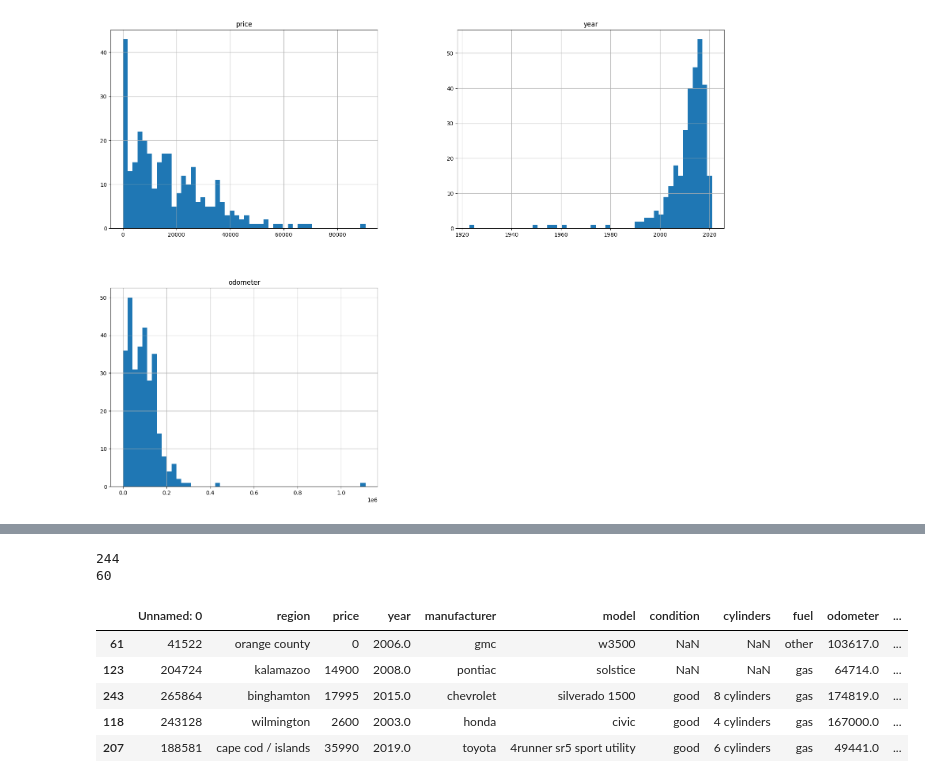
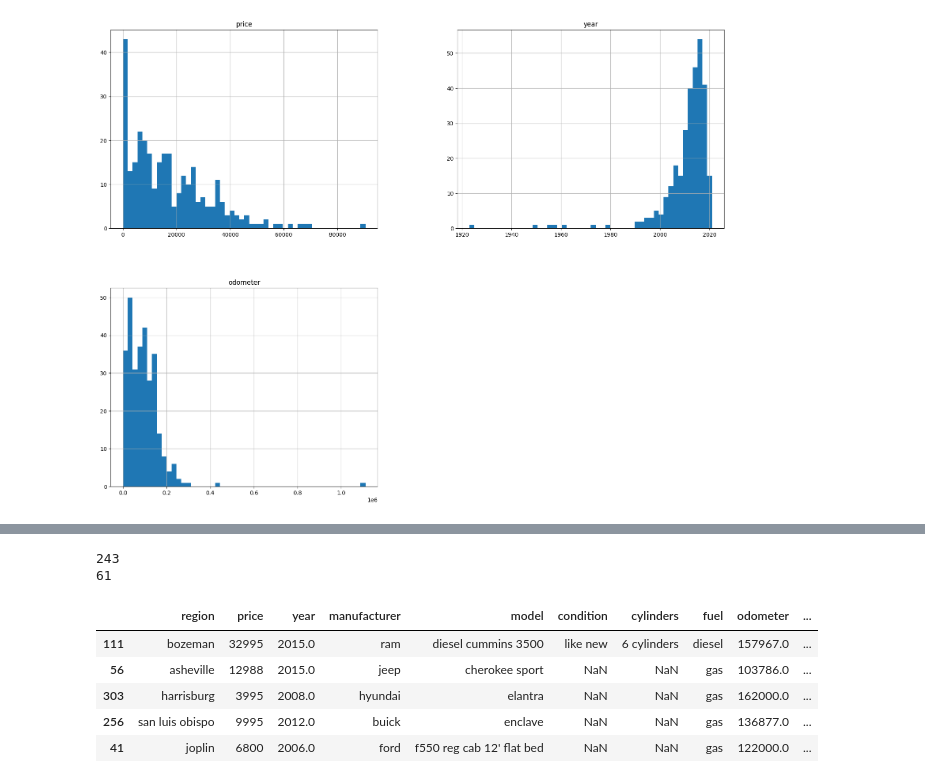
Before and after one commit to BurgaoTheChamp/vehicleML, a Jupyter notebook: VehiclesMachineLearning.ipynb, the cells around one changed output, grey strips where cells are left out. Saved outputs shown, nothing was run; the diff lists cells and outputs as text; code cells hidden in the pictures.

Commit message:
Added more data visualization

```diff
--- a/VehiclesMachineLearning.ipynb
+++ b/VehiclesMachineLearning.ipynb
@@ -107,7 +108,7 @@ RangeIndex(start=0, stop=304, step=1)
 dataSet_cleaned = dataSet.copy()
 # dataSet1.drop("county",axis = 22)
 # deleting the irrelevants features
-dataSet_cleaned.drop(["Unnamed: 0", "county", "size", "id", "url", "region_url", "VIN", "image_url", "description", "lat", "long", "posting_date"], axis = 1, inplace= True)
+dataSet_cleaned.drop(["Unnamed: 0","county", "size", "id", "url", "region_url", "VIN", "image_url", "description", "posting_date"], axis = 1, inplace= True)
 dataSet_cleaned
 # %% [output]
 |  | region | price | year | manufacturer | model | condition | cylinders | fuel | odometer | ... |
@@ -201,16 +248,16 @@ def split_train_test(data, test_ratio):
   train_indices = shuffled_indices[test_set_size:]
   return data.iloc[train_indices], data.iloc[test_indices]
 # %%
- train_set, test_set = split_train_test(dataSet_cleaned, 0.2)
+ train_set, test_set = train_test_split(dataSet_cleaned, test_size=0.2, random_state=22)
  print(len(train_set))
  print(len(test_set))
  test_set.head()
 # %% [output]
-244
-60
+243
+61
-|  | Unnamed: 0 | region | price | year | manufacturer | model | condition | cylinders | fuel | odometer | ... |
-| 61 | 41522 | orange county | 0 | 2006.0 | gmc | w3500 | NaN | NaN | other | 103617.0 | ... |
-| 123 | 204724 | kalamazoo | 14900 | 2008.0 | pontiac | solstice | NaN | NaN | gas | 64714.0 | ... |
-| 243 | 265864 | binghamton | 17995 | 2015.0 | chevrolet | silverado 1500 | good | 8 cylinders | gas | 174819.0 | ... |
-| 118 | 243128 | wilmington | 2600 | 2003.0 | honda | civic | good | 4 cylinders | gas | 167000.0 | ... |
-| 207 | 188581 | cape cod / islands | 35990 | 2019.0 | toyota | 4runner sr5 sport utility | good | 6 cylinders | gas | 49441.0 | ... |
+|  | region | price | year | manufacturer | model | condition | cylinders | fuel | odometer | ... |
+| 111 | bozeman | 32995 | 2015.0 | ram | diesel cummins 3500 | like new | 6 cylinders | diesel | 157967.0 | ... |
+| 56 | asheville | 12988 | 2015.0 | jeep | cherokee sport | NaN | NaN | gas | 103786.0 | ... |
+| 303 | harrisburg | 3995 | 2008.0 | hyundai | elantra | NaN | NaN | gas | 162000.0 | ... |
+| 256 | san luis obispo | 9995 | 2012.0 | buick | enclave | NaN | NaN | gas | 136877.0 | ... |
+| 41 | joplin | 6800 | 2006.0 | ford | f550 reg cab 12' flat bed | NaN | NaN | gas | 122000.0 | ... |
```
Also changed, not shown: parts of 11 cells of this notebook.
